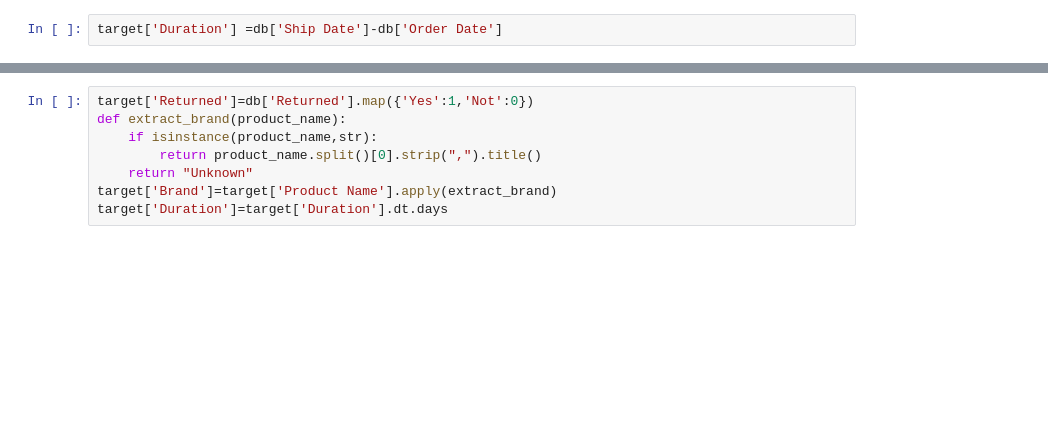
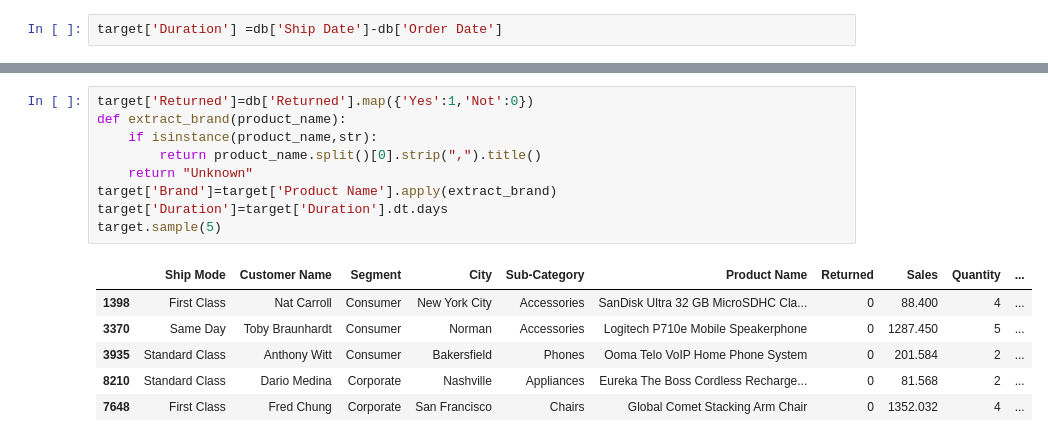
Before and after one commit to Sain-Kai/Return-Prediction-ML, a Jupyter notebook: Return prediction Logic.ipynb, the cells around one changed output, grey strips where cells are left out. Drawn from its saved outputs; the diff is of its cells as text; blank space fills up the shorter version.

```diff
--- a/Return prediction Logic.ipynb
+++ b/Return prediction Logic.ipynb
@@ -101,8 +25,16 @@ target.sample(20)
 # %%
 target['Returned']=db['Returned'].map({'Yes':1,'Not':0})
 def extract_brand(product_name):
     if isinstance(product_name,str):
         return product_name.split()[0].strip(",").title()
     return "Unknown"
 target['Brand']=target['Product Name'].apply(extract_brand)
 target['Duration']=target['Duration'].dt.days
+target.sample(5)
+# %% [output]
+|  | Ship Mode | Customer Name | Segment | City | Sub-Category | Product Name | Returned | Sales | Quantity | ... |
+| 1398 | First Class | Nat Carroll | Consumer | New York City | Accessories | SanDisk Ultra 32 GB MicroSDHC Cla... | 0 | 88.400 | 4 | ... |
+| 3370 | Same Day | Toby Braunhardt | Consumer | Norman | Accessories | Logitech P710e Mobile Speakerphone | 0 | 1287.450 | 5 | ... |
+| 3935 | Standard Class | Anthony Witt | Consumer | Bakersfield | Phones | Ooma Telo VoIP Home Phone System | 0 | 201.584 | 2 | ... |
+| 8210 | Standard Class | Dario Medina | Corporate | Nashville | Appliances | Eureka The Boss Cordless Recharge... | 0 | 81.568 | 2 | ... |
+| 7648 | First Class | Fred Chung | Corporate | San Francisco | Chairs | Global Comet Stacking Arm Chair | 0 | 1352.032 | 4 | ... |
```
Also changed, not shown: parts of 11 cells of this notebook.
